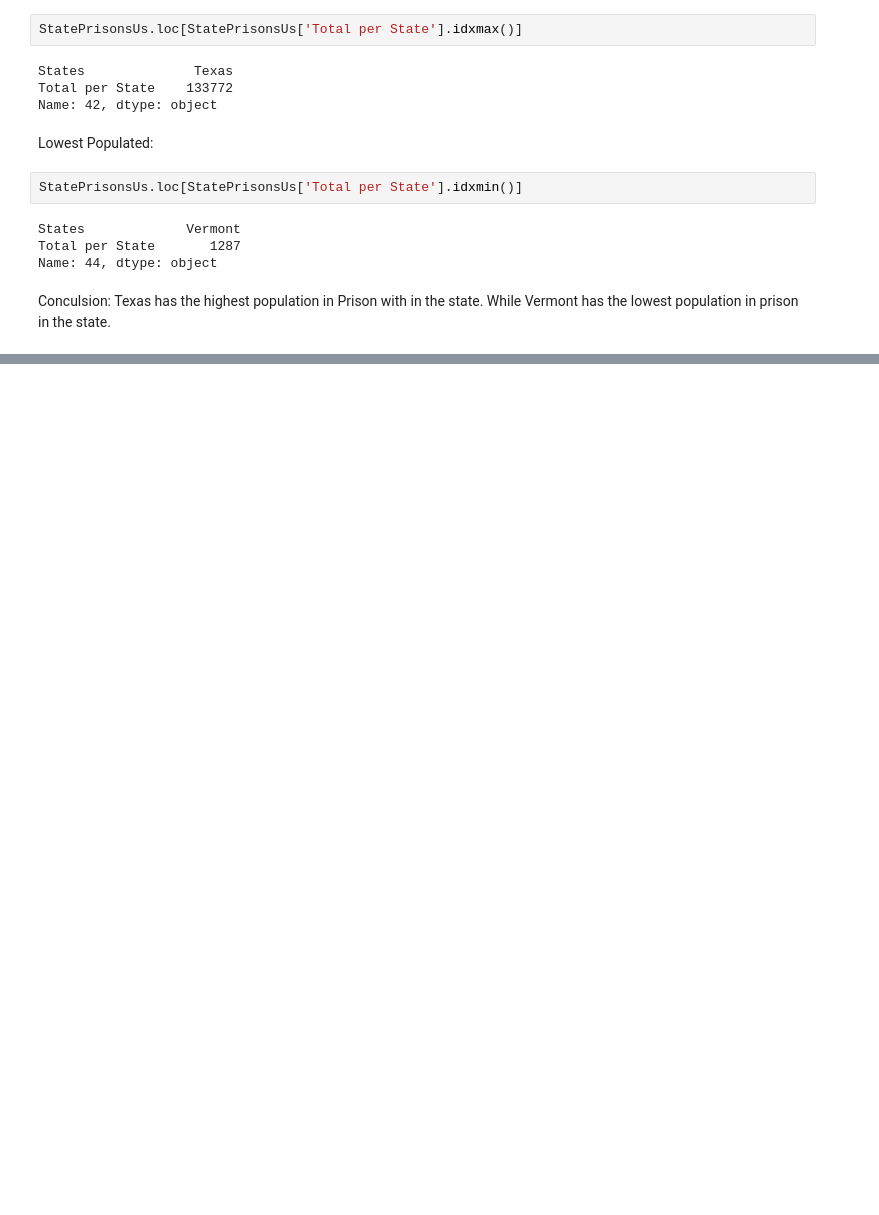
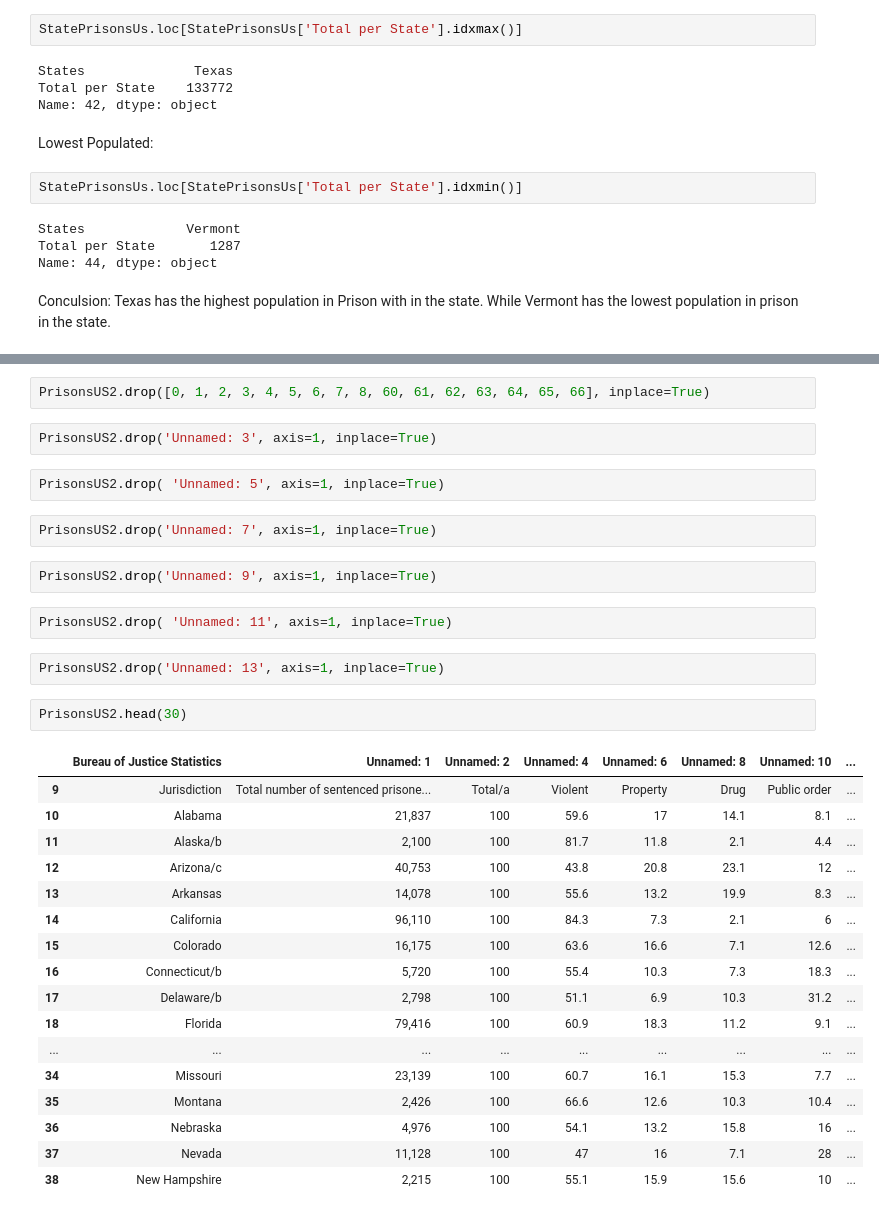
Before and after one commit to LindsayWill/Curious.Conquers, a Jupyter notebook: Prisons Checkpoint.ipynb, the cells around one changed output, grey strips where cells are left out. Saved outputs shown, nothing was run; the diff lists cells and outputs as text; blank space fills up the shorter version.

```diff
--- a/Prisons Checkpoint.ipynb
+++ b/Prisons Checkpoint.ipynb
@@ -185,0 +211,34 @@ Conculsion: Texas has the highest population in Prison with in the state. While
+# %%
+PrisonsUS2.drop([0, 1, 2, 3, 4, 5, 6, 7, 8, 60, 61, 62, 63, 64, 65, 66], inplace=True)
+# %%
+PrisonsUS2.drop('Unnamed: 3', axis=1, inplace=True)
+# %%
+PrisonsUS2.drop( 'Unnamed: 5', axis=1, inplace=True)
+# %%
+PrisonsUS2.drop('Unnamed: 7', axis=1, inplace=True)
+# %%
+PrisonsUS2.drop('Unnamed: 9', axis=1, inplace=True)
+# %%
+PrisonsUS2.drop( 'Unnamed: 11', axis=1, inplace=True)
+# %%
+PrisonsUS2.drop('Unnamed: 13', axis=1, inplace=True)
+# %%
+PrisonsUS2.head(30)
+# %% [output]
+|  | Bureau of Justice Statistics | Unnamed: 1 | Unnamed: 2 | Unnamed: 4 | Unnamed: 6 | Unnamed: 8 | Unnamed: 10 | ... |
+| 9 | Jurisdiction | Total number of sentenced prisone... | Total/a | Violent | Property | Drug | Public order | ... |
+| 10 | Alabama | 21,837 | 100 | 59.6 | 17 | 14.1 | 8.1 | ... |
+| 11 | Alaska/b | 2,100 | 100 | 81.7 | 11.8 | 2.1 | 4.4 | ... |
+| 12 | Arizona/c | 40,753 | 100 | 43.8 | 20.8 | 23.1 | 12 | ... |
+| 13 | Arkansas | 14,078 | 100 | 55.6 | 13.2 | 19.9 | 8.3 | ... |
+| 14 | California | 96,110 | 100 | 84.3 | 7.3 | 2.1 | 6 | ... |
+| 15 | Colorado | 16,175 | 100 | 63.6 | 16.6 | 7.1 | 12.6 | ... |
+| 16 | Connecticut/b | 5,720 | 100 | 55.4 | 10.3 | 7.3 | 18.3 | ... |
+| 17 | Delaware/b | 2,798 | 100 | 51.1 | 6.9 | 10.3 | 31.2 | ... |
+| 18 | Florida | 79,416 | 100 | 60.9 | 18.3 | 11.2 | 9.1 | ... |
+| ... | ... | ... | ... | ... | ... | ... | ... | ... |
+| 34 | Missouri | 23,139 | 100 | 60.7 | 16.1 | 15.3 | 7.7 | ... |
+| 35 | Montana | 2,426 | 100 | 66.6 | 12.6 | 10.3 | 10.4 | ... |
+| 36 | Nebraska | 4,976 | 100 | 54.1 | 13.2 | 15.8 | 16 | ... |
+| 37 | Nevada | 11,128 | 100 | 47 | 16 | 7.1 | 28 | ... |
+| 38 | New Hampshire | 2,215 | 100 | 55.1 | 15.9 | 15.6 | 10 | ... |
```
Also changed, not shown: parts of 3 cells of this notebook.
